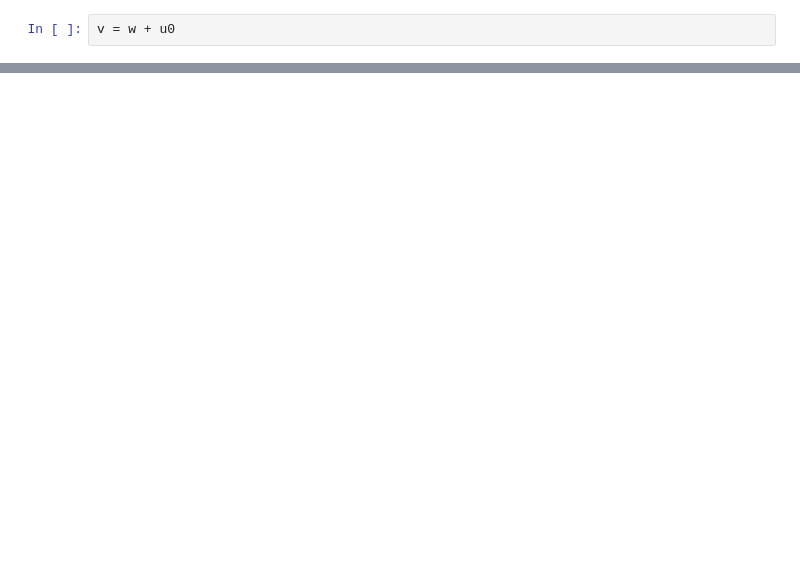
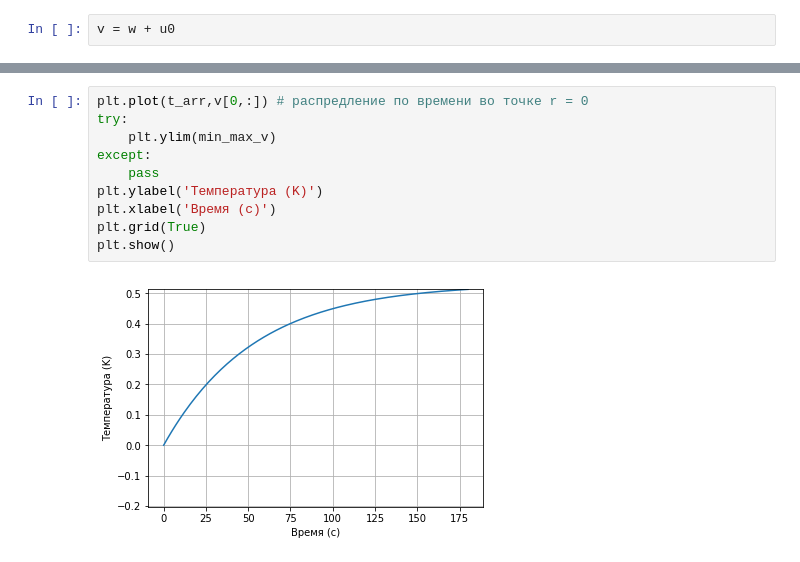
Before and after one commit to LinarKulinar/Numerical-Methods-in-Equations-of-Mathematical-Physics, a Jupyter notebook: my_crank-nikolson.ipynb, the cells around one changed output, grey strips where cells are left out. Saved outputs shown, nothing was run; the diff lists cells and outputs as text; blank space fills up the shorter version.

```diff
--- a/my_crank-nikolson.ipynb
+++ b/my_crank-nikolson.ipynb
@@ -153,0 +146,12 @@ plt.show()
+# %%
+plt.plot(t_arr,v[0,:]) # распредление по времени во точке r = 0
+try:
+    plt.ylim(min_max_v)
+except:
+    pass
+plt.ylabel('Температура (K)')
+plt.xlabel('Время (с)')
+plt.grid(True)
+plt.show()
+# %% [output]
+[figure, added]
```
Also changed, not shown: parts of 17 cells of this notebook.
